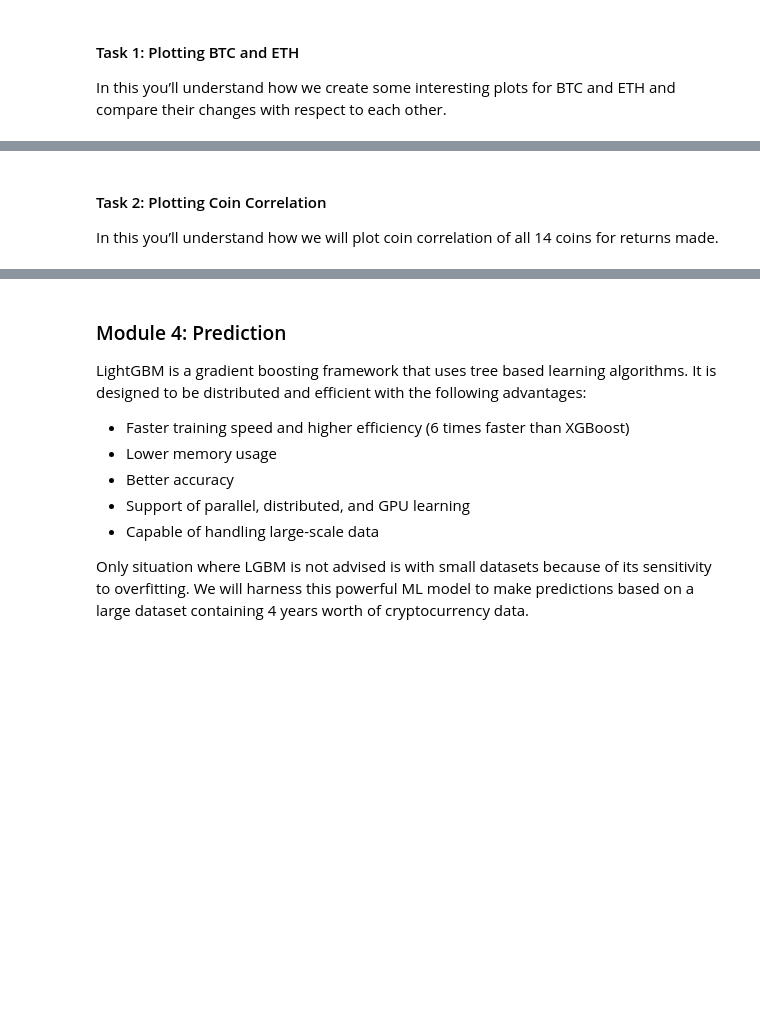
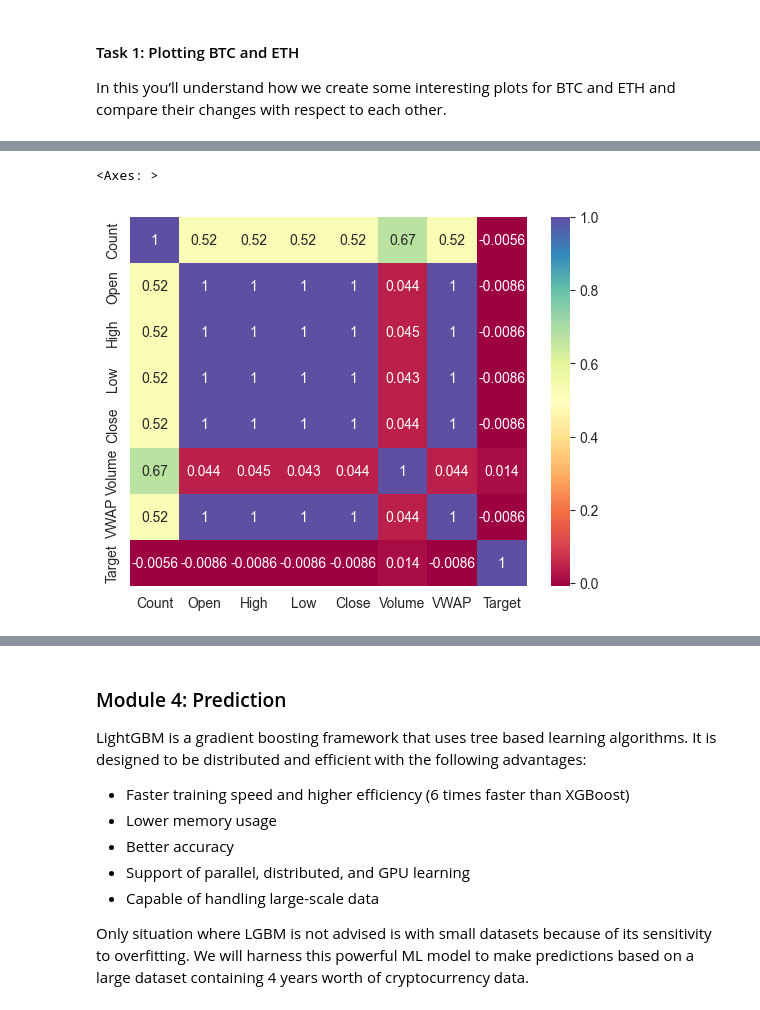
Before and after one commit to amithvardhan99/drivendata, a Jupyter notebook: Crypto Forecasting Model For Market Data 2018 - 2021/notebook_new.ipynb, the cells around one changed output, grey strips where cells are left out. Saved outputs shown, nothing was run; the diff lists cells and outputs as text; code cells hidden in the pictures; blank space fills up the shorter version.

```diff
--- a/Crypto Forecasting Model For Market Data 2018 - 2021/notebook_new.ipynb
+++ b/Crypto Forecasting Model For Market Data 2018 - 2021/notebook_new.ipynb
@@ -173,0 +200,3 @@ supplemental_train
+# %%
+asset_details = pd.read_csv("data/asset_details.csv")
+asset_details.sort_values(by="Asset_ID",ascending=True)
@@ -194,6 +257,14 @@ In this you’ll understand how we create some interesting plots for BTC and ETH
 # %%
-btc =
+btc_asset_id = asset_details[asset_details["Asset_Name"]=="Bitcoin"]["Asset_ID"].values[0]
+eth_asset_id = asset_details[asset_details["Asset_Name"]=="Ethereum"]["Asset_ID"].values[0]
+
+btc = train[train["Asset_ID"]==btc_asset_id][["timestamp","Count","Open","High","Low","Close","Volume","VWAP","Target"]].reset_index(drop=True)
+eth = train[train["Asset_ID"]==eth_asset_id][["timestamp","Count","Open","High","Low","Close","Volume","VWAP","Target"]].reset_index(drop=True)
+
+btc_corr = btc[["Count","Open","High","Low","Close","Volume","VWAP","Target"]].corr()
+eth_corr = btc[["Count","Open","High","Low","Close","Volume","VWAP","Target"]].corr()
-# %% [markdown]
-#### Task 2: Plotting Coin Correlation
-
-In this you’ll understand how we will plot coin correlation of all 14 coins for returns made.
+# %%
+sns.heatmap(btc_corr,annot=True,cmap="Spectral")
+# %% [output]
+<Axes: >
+[figure, added]
```
Also changed, not shown: parts of 11 cells of this notebook.
